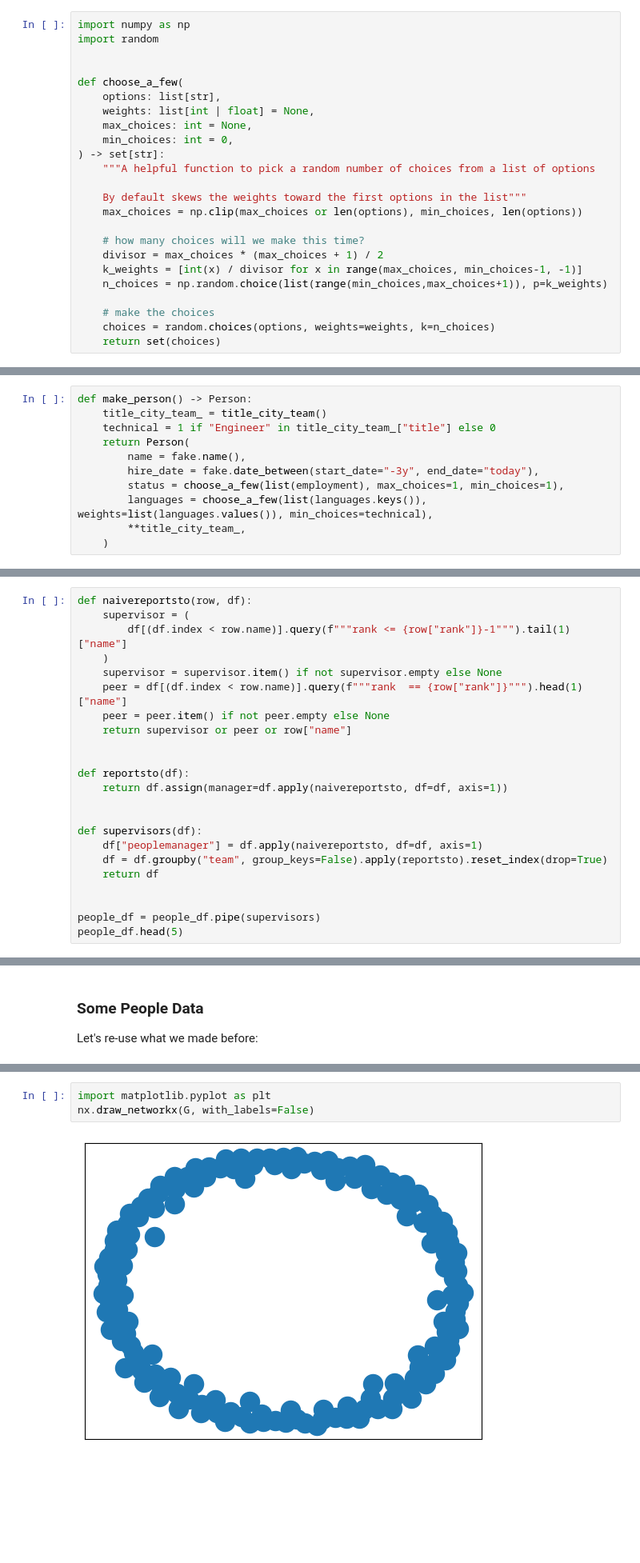
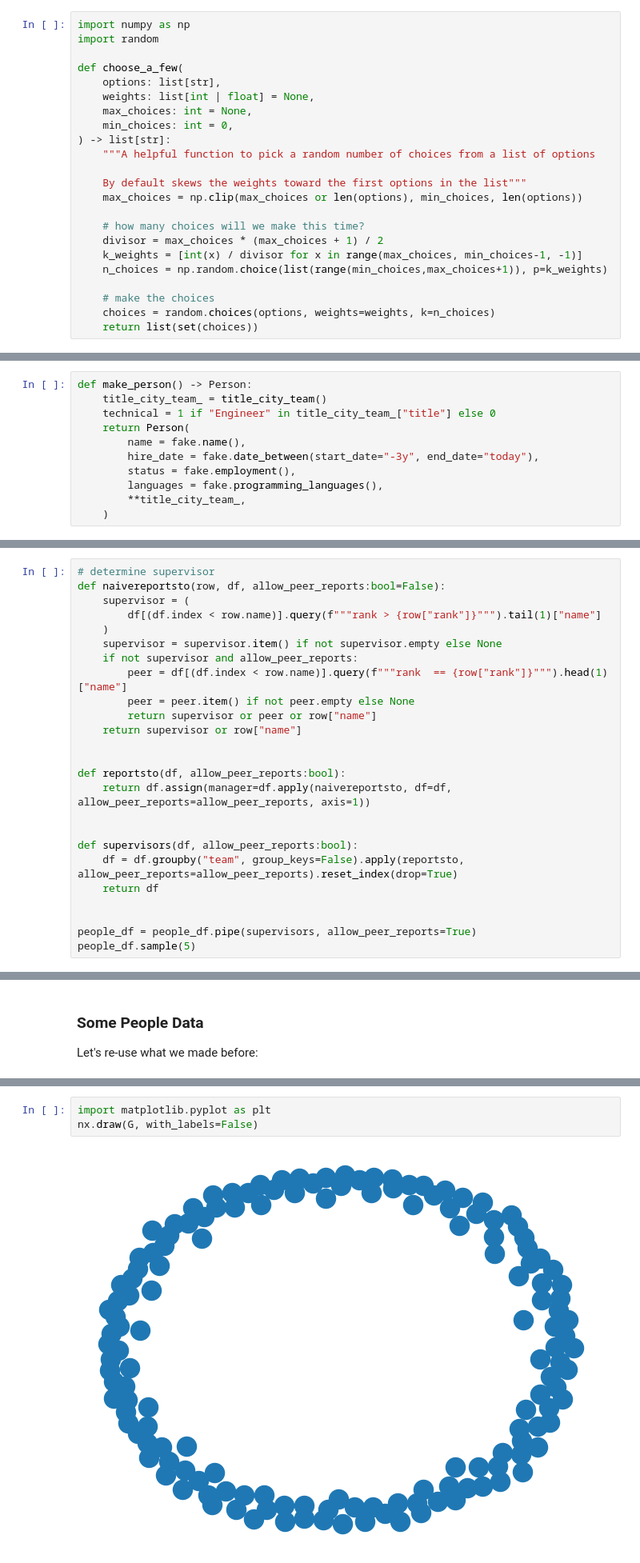
Before and after one commit to lucasdurand/network-graph-tutorial, a Jupyter notebook: main.ipynb, the cells around one changed output, grey strips where cells are left out. Shown at 80% size. Cells and saved outputs as stored; diff of their text form; blank space fills up the shorter version.

```diff
--- a/main.ipynb
+++ b/main.ipynb
@@ -33,14 +137,13 @@ This is a good start but ... it's kind of wonky. We have people all over the wor
 # %%
 import numpy as np
 import random
-
 
 def choose_a_few(
     options: list[str],
     weights: list[int | float] = None,
     max_choices: int = None,
     min_choices: int = 0,
-) -> set[str]:
+) -> list[str]:
     """A helpful function to pick a random number of choices from a list of options
 
     By default skews the weights toward the first options in the list"""
@@ -53,4 +156,4 @@ def choose_a_few(
 
     # make the choices
     choices = random.choices(options, weights=weights, k=n_choices)
-    return set(choices)
+    return list(set(choices))
@@ -187,8 +255,8 @@ def make_person() -> Person:
     return Person(
         name = fake.name(),
         hire_date = fake.date_between(start_date="-3y", end_date="today"),
-        status = choose_a_few(list(employment), max_choices=1, min_choices=1),
-        languages = choose_a_few(list(languages.keys()), weights=list(languages.values()), min_choices=technical),
+        status = fake.employment(),
+        languages = fake.programming_languages(),
         **title_city_team_,
     )
 # %%
@@ -211,24 +292,26 @@ people_df = people_df.sort_values(by=["team","rank"])
 # %%
-def naivereportsto(row, df):
+# determine supervisor
+def naivereportsto(row, df, allow_peer_reports:bool=False):
     supervisor = (
-        df[(df.index < row.name)].query(f"""rank <= {row["rank"]}-1""").tail(1)["name"]
+        df[(df.index < row.name)].query(f"""rank > {row["rank"]}""").tail(1)["name"]
     )
     supervisor = supervisor.item() if not supervisor.empty else None
-    peer = df[(df.index < row.name)].query(f"""rank  == {row["rank"]}""").head(1)["name"]
-    peer = peer.item() if not peer.empty else None
-    return supervisor or peer or row["name"]
+    if not supervisor and allow_peer_reports:
+        peer = df[(df.index < row.name)].query(f"""rank  == {row["rank"]}""").head(1)["name"]
+        peer = peer.item() if not peer.empty else None
+        return supervisor or peer or row["name"]
+    return supervisor or row["name"]
 
 
-def reportsto(df):
-    return df.assign(manager=df.apply(naivereportsto, df=df, axis=1))
+def reportsto(df, allow_peer_reports:bool):
+    return df.assign(manager=df.apply(naivereportsto, df=df, allow_peer_reports=allow_peer_reports, axis=1))
 
 
-def supervisors(df):
-    df["peoplemanager"] = df.apply(naivereportsto, df=df, axis=1)
-    df = df.groupby("team", group_keys=False).apply(reportsto).reset_index(drop=True)
+def supervisors(df, allow_peer_reports:bool):
+    df = df.groupby("team", group_keys=False).apply(reportsto, allow_peer_reports=allow_peer_reports).reset_index(drop=True)
     return df
 
 
-people_df = people_df.pipe(supervisors)
-people_df.head(5)
+people_df = people_df.pipe(supervisors, allow_peer_reports=True)
+people_df.sample(5)
 # %% [output]
@@ -324,9 +441,9 @@ NodeDataView({'Michael Nichols': {'person': True, 'type': 'person', 'name': 'Mic
 Graphs lends themselves well to visual representations. NetworkX also makes this easy to do by tapping into Python's workhorse plotting library, `matplotlib`. We will revisit this later with a more dynamic + interactive approach to visualizing, but for the moment this is the fastest way to get things on paper
 # %%
 import matplotlib.pyplot as plt
-nx.draw_networkx(G, with_labels=False)
+nx.draw(G, with_labels=False)
 # %% [output]
-[figure, old version]
+[figure, new version]
 # %% [markdown]
 Let's add a bit of color to this by mapping colors to the `person.team`. Pick any colorscale from `px.colors` (or make your own!). Generally the *qualitative* colors look nice, anything designed for *categorical* data
 # %%
```
Also changed, not shown: parts of 63 cells of this notebook, 3 other files.
